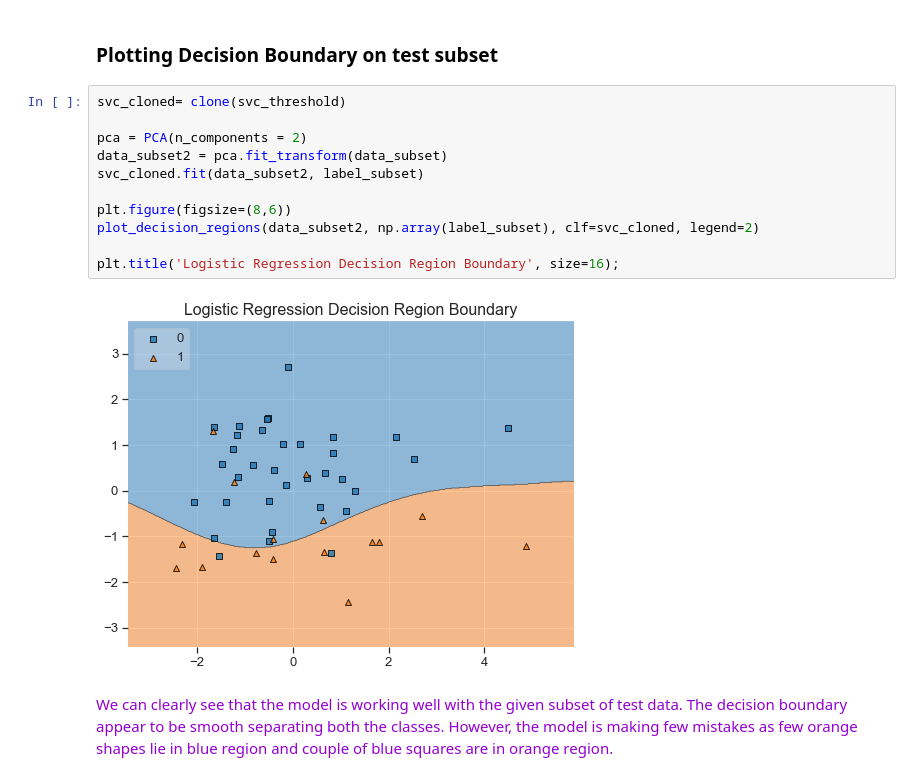
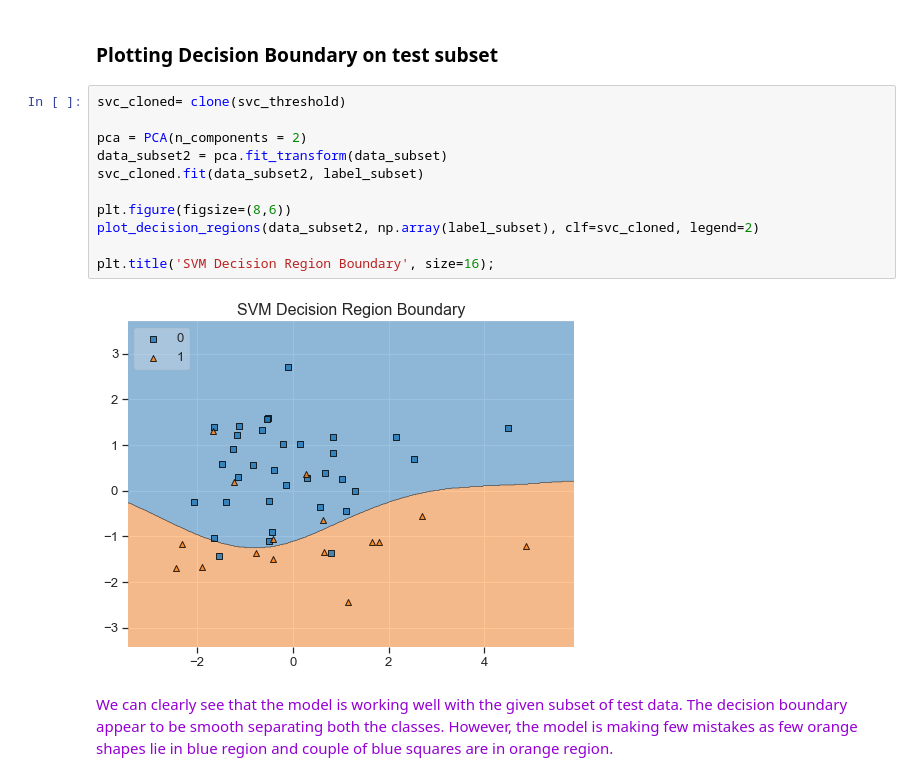
Before and after one commit to mdushetwar/Blood-Donation-Prediction, a Jupyter notebook: BloodDonationPred.ipynb, the cells around one changed output. Cells and saved outputs as stored; diff of their text form.

```diff
--- a/BloodDonationPred.ipynb
+++ b/BloodDonationPred.ipynb
@@ -1373,16 +1373,16 @@ ROC AUC Score is:  0.7113970588235294
 # %%
 svc_cloned= clone(svc_threshold)
 
 pca = PCA(n_components = 2)
 data_subset2 = pca.fit_transform(data_subset)
 svc_cloned.fit(data_subset2, label_subset)
 
 plt.figure(figsize=(8,6))
 plot_decision_regions(data_subset2, np.array(label_subset), clf=svc_cloned, legend=2)
 
-plt.title('Logistic Regression Decision Region Boundary', size=16);
+plt.title('SVM Decision Region Boundary', size=16);
 # %% [output]
-[figure, old version]
+[figure, new version]
 # %% [markdown]
 <font color=darkviolet>We can clearly see that the model is working well with the given subset of test data. The decision boundary appear to be smooth separating both the classes. However, the model is making few mistakes as few orange shapes lie in blue region and couple of blue squares are in orange region.
 # %% [markdown]
```
Also changed, not shown: parts of 10 cells of this notebook.
